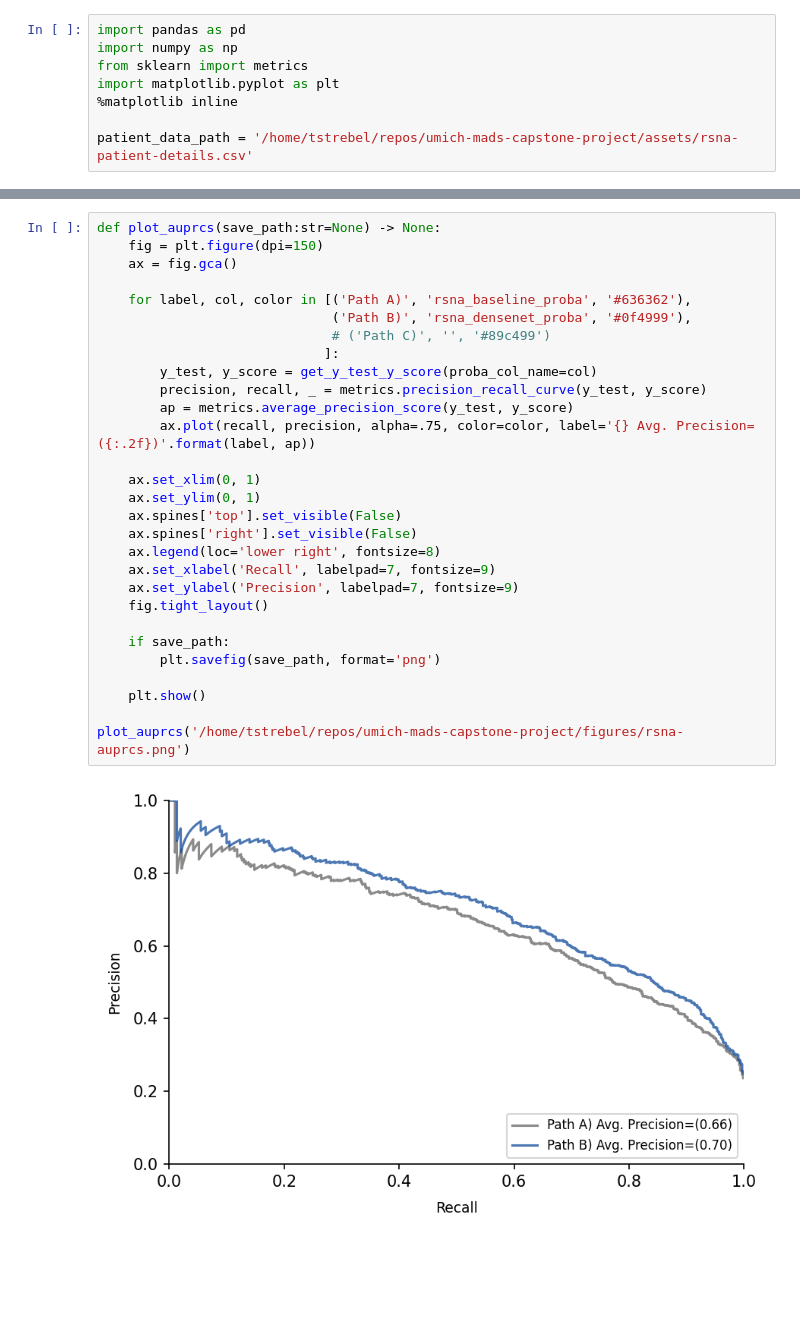
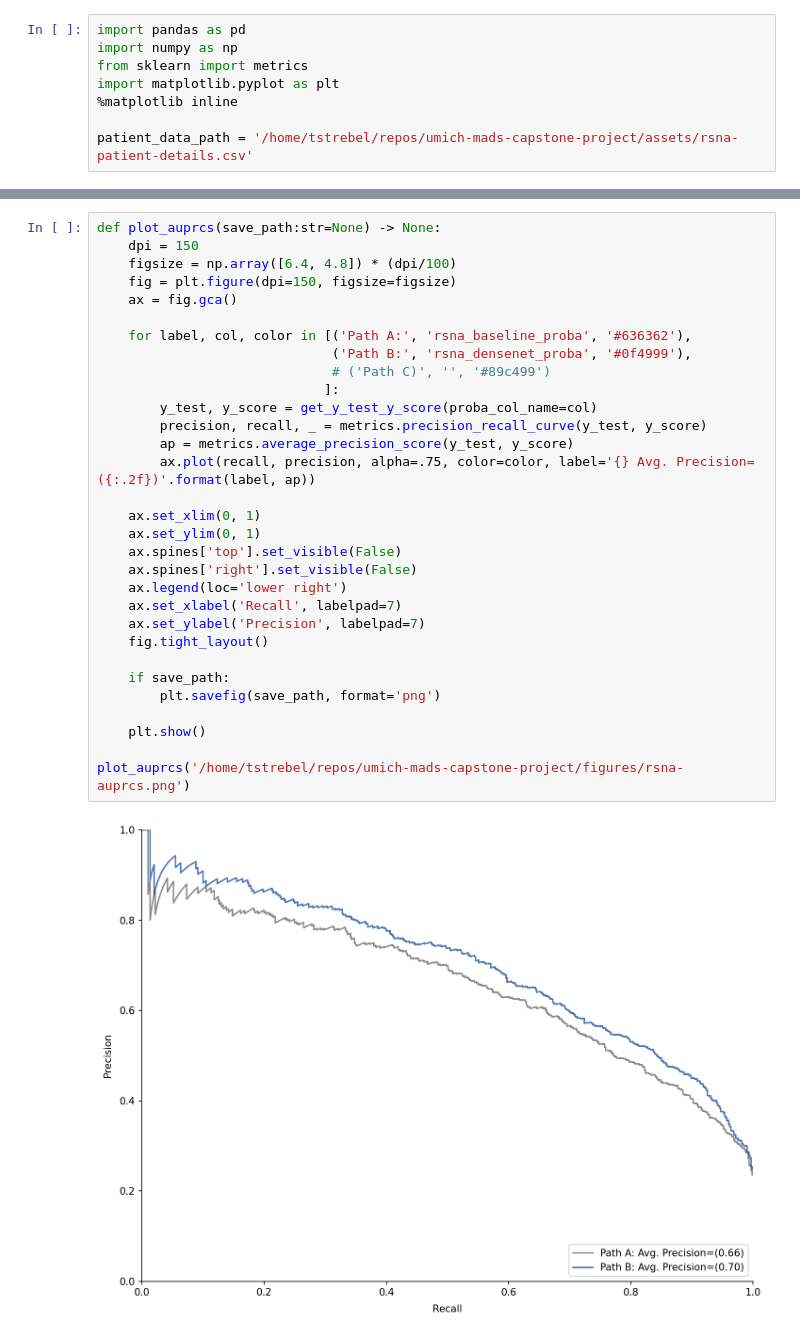
Before and after one commit to Tstrebe2/umich-mads-capstone-project, a Jupyter notebook: tstrebe2/rsna/eval-metrics.ipynb, the cells around one changed output, grey strips where cells are left out. Drawn from its saved outputs; the diff is of its cells as text; blank space fills up the shorter version.

```diff
--- a/tstrebe2/rsna/eval-metrics.ipynb
+++ b/tstrebe2/rsna/eval-metrics.ipynb
@@ -113,31 +115,33 @@ plot_aurocs('/home/tstrebel/repos/umich-mads-capstone-project/figures/rsna-auroc
 # %%
 def plot_auprcs(save_path:str=None) -> None:
-    fig = plt.figure(dpi=150)
+    dpi = 150
+    figsize = np.array([6.4, 4.8]) * (dpi/100)
+    fig = plt.figure(dpi=150, figsize=figsize)
     ax = fig.gca()
 
-    for label, col, color in [('Path A)', 'rsna_baseline_proba', '#636362'),
-                              ('Path B)', 'rsna_densenet_proba', '#0f4999'),
+    for label, col, color in [('Path A:', 'rsna_baseline_proba', '#636362'),
+                              ('Path B:', 'rsna_densenet_proba', '#0f4999'),
                               # ('Path C)', '', '#89c499')
                              ]:
         y_test, y_score = get_y_test_y_score(proba_col_name=col)
         precision, recall, _ = metrics.precision_recall_curve(y_test, y_score)
         ap = metrics.average_precision_score(y_test, y_score)
         ax.plot(recall, precision, alpha=.75, color=color, label='{} Avg. Precision=({:.2f})'.format(label, ap))
 
     ax.set_xlim(0, 1)
     ax.set_ylim(0, 1)
     ax.spines['top'].set_visible(False)
     ax.spines['right'].set_visible(False)
-    ax.legend(loc='lower right', fontsize=8)
-    ax.set_xlabel('Recall', labelpad=7, fontsize=9)
-    ax.set_ylabel('Precision', labelpad=7, fontsize=9)
+    ax.legend(loc='lower right')
+    ax.set_xlabel('Recall', labelpad=7)
+    ax.set_ylabel('Precision', labelpad=7)
     fig.tight_layout()
 
     if save_path:
         plt.savefig(save_path, format='png')
 
     plt.show()
 
 plot_auprcs('/home/tstrebel/repos/umich-mads-capstone-project/figures/rsna-auprcs.png')
 # %% [output]
-[figure, old version]
+[figure, new version]
```
Also changed, not shown: parts of 4 cells of this notebook, 2 other files.
